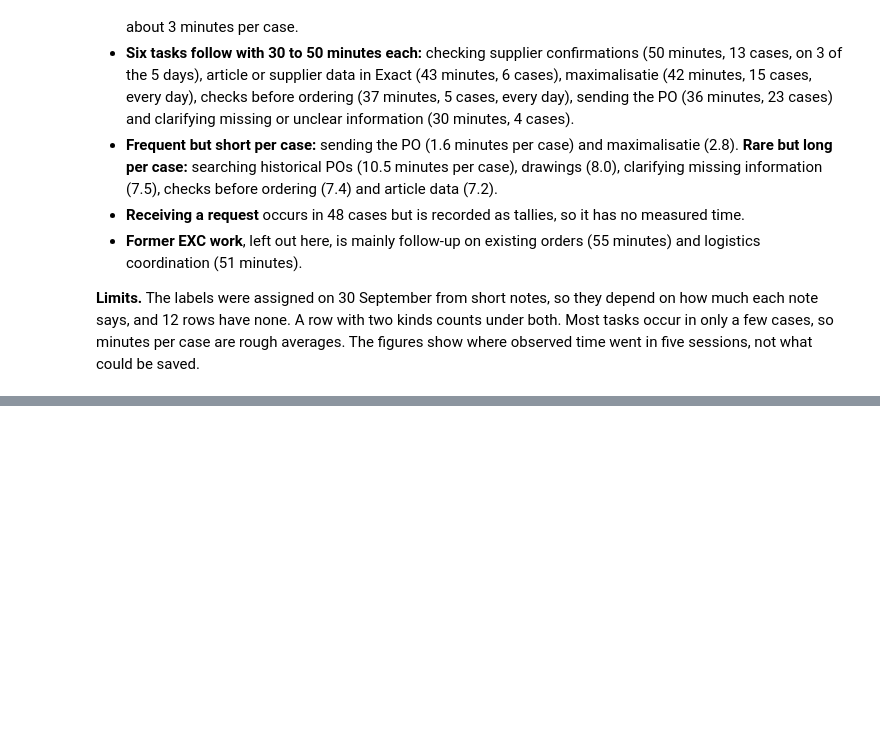
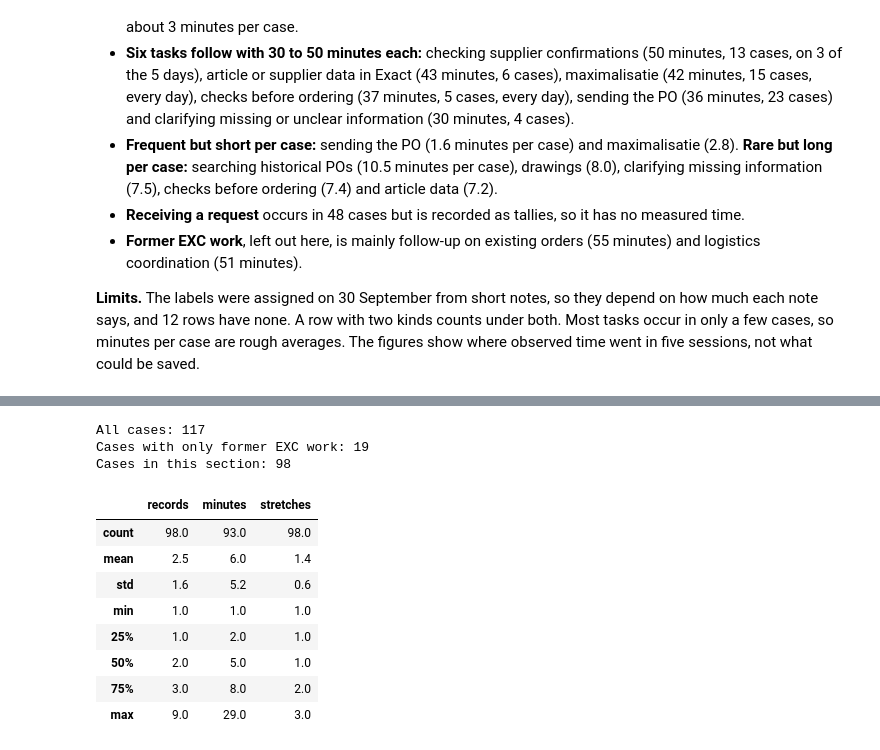
Before and after one commit to Luuuuuig/Bachelor-End-Project, a Jupyter notebook: Arno_Analysis_2026_10_02.ipynb, the cells around one changed output, grey strips where cells are left out. Saved outputs shown, nothing was run; the diff lists cells and outputs as text; code cells hidden in the pictures; blank space fills up the shorter version.

```diff
--- a/Arno_Analysis_2026_10_02.ipynb
+++ b/Arno_Analysis_2026_10_02.ipynb
@@ -664,0 +673,45 @@ plt.show()
+# %%
+# Go through each day in recorded order
+flow = labelled.sort_values(["date", "source_row"]).copy()
+
+# A new stretch starts when the previous record that day belonged to another case
+flow["new_stretch"] = flow["case_ref"] != flow.groupby("date")["case_ref"].shift()
+flow["stretch"] = flow.groupby("case_ref")["new_stretch"].cumsum()
+
+def sequence(activities):
+    """Activities in order, with repeats in a row shown once."""
+    steps = []
+    for activity in activities:
+        if not steps or steps[-1] != activity:
+            steps.append(activity)
+    return " → ".join(steps)
+
+# One row per case, using records inside the improvement scope
+flow_scope = flow.loc[~flow["former_exc"]]
+
+cases = flow_scope.groupby("case_ref").agg(
+    records=("source_row", "size"),
+    minutes=("minutes", lambda m: m.sum(min_count=1)),
+    sequence=("activity_group", sequence)
+)
+cases["stretches"] = flow.groupby("case_ref")["stretch"].max()
+cases["picked_up_again"] = cases["stretches"] > 1
+
+print("All cases:", flow["case_ref"].nunique())
+print("Cases with only former EXC work:", flow["case_ref"].nunique() - len(cases))
+print("Cases in this section:", len(cases))
+
+cases[["records", "minutes", "stretches"]].describe().round(1)
+# %% [output]
+All cases: 117
+Cases with only former EXC work: 19
+Cases in this section: 98
+|  | records | minutes | stretches |
+| count | 98.0 | 93.0 | 98.0 |
+| mean | 2.5 | 6.0 | 1.4 |
+| std | 1.6 | 5.2 | 0.6 |
+| min | 1.0 | 1.0 | 1.0 |
+| 25% | 1.0 | 2.0 | 1.0 |
+| 50% | 2.0 | 5.0 | 1.0 |
+| 75% | 3.0 | 8.0 | 2.0 |
+| max | 9.0 | 29.0 | 3.0 |
```
Also changed, not shown: parts of 6 cells of this notebook.
